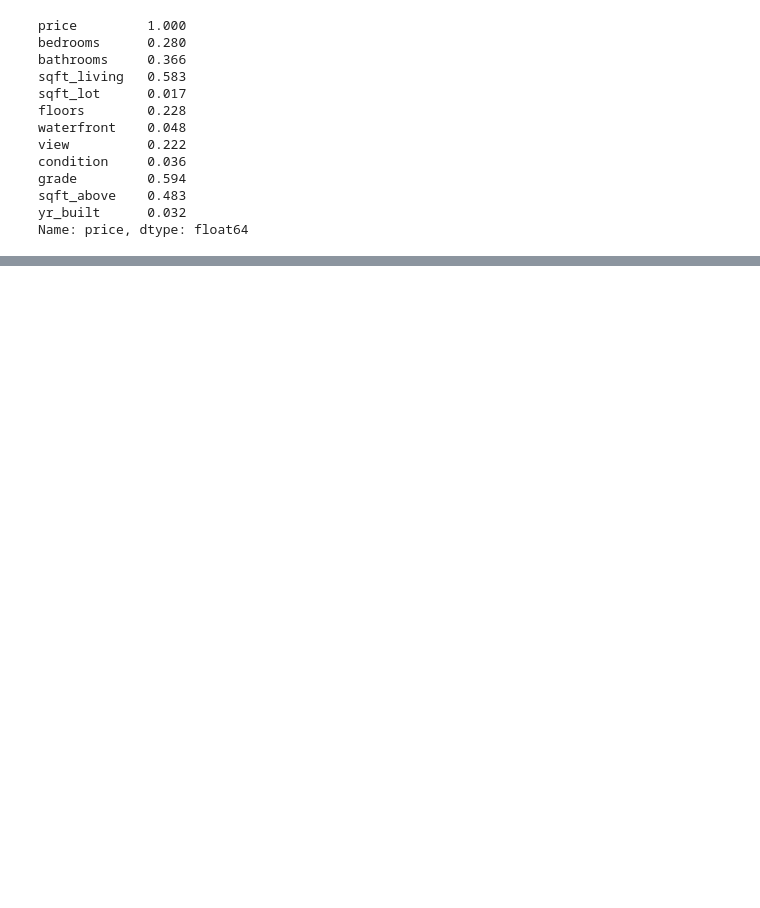
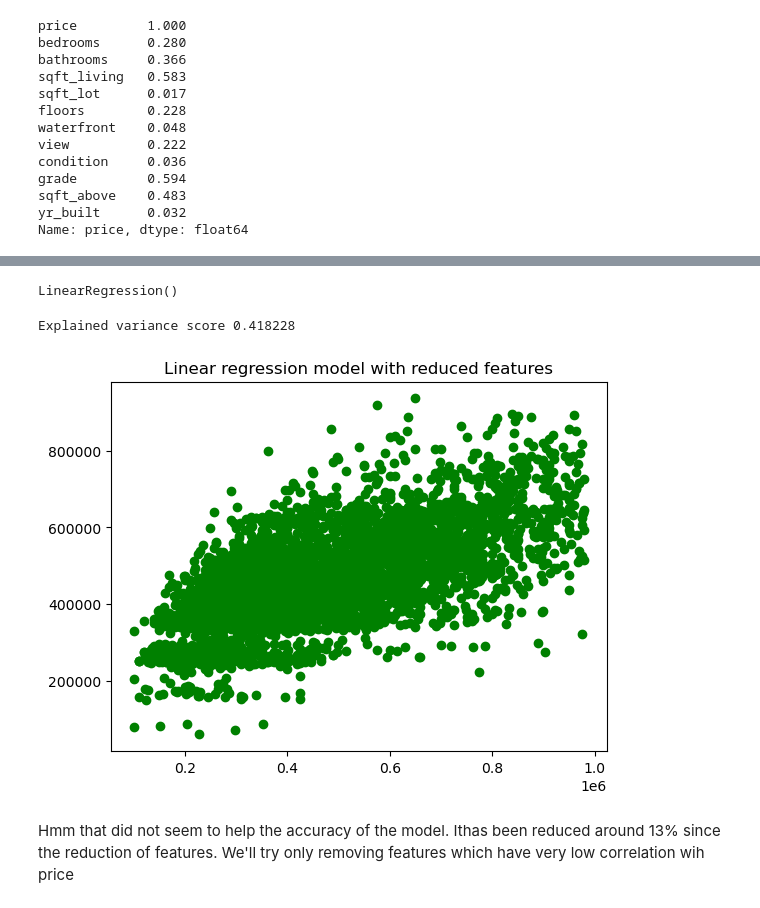
Before and after one commit to cph-oo221/Dat4-BI-MP3, a Jupyter notebook: MP3 - machine learning by regression.ipynb, the cells around one changed output, grey strips where cells are left out. Drawn from its saved outputs; the diff is of its cells as text; code cells hidden in the pictures; blank space fills up the shorter version.

```diff
--- a/MP3 - machine learning by regression.ipynb
+++ b/MP3 - machine learning by regression.ipynb
@@ -302,0 +464,3 @@ Least informative attributes, potentiale for removel:
+# %%
+y = df['price']
+y
@@ -302,0 +480,23 @@ Least informative attributes, potentiale for removel:
+# %%
+X_train, X_test, y_train, y_test = train_test_split(X, y, test_size=0.25, random_state=1)
+# %%
+linreg = LinearRegression()
+linreg.fit(X_train, y_train)
+# %% [output]
+LinearRegression()
+# %%
+y_predicted = linreg.predict(X_test)
+# %%
+eV = round(metrics.explained_variance_score(y_test, y_predicted), 6)
+print('Explained variance score', eV)
+# %% [output]
+Explained variance score 0.418228
+# %%
+plt.title('Linear regression model with reduced features')
+plt.scatter(y_test, y_predicted, color='green')
+plt.show()
+# %% [output]
+[figure, added]
+# %% [markdown]
+Hmm that did not seem to help the accuracy of the model. Ithas been reduced around 13% since the reduction of features.
+We'll try only removing features which have very low correlation wih price
```
Also changed, not shown: parts of 45 cells of this notebook.
